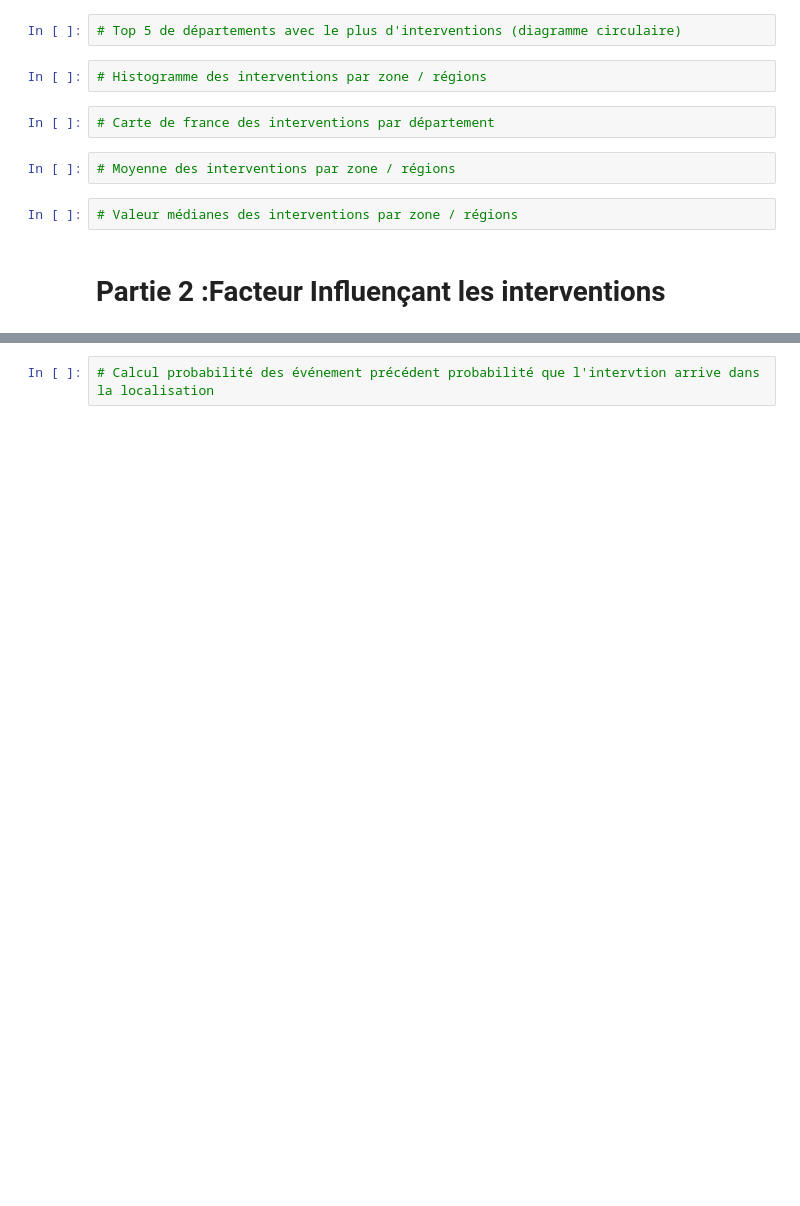
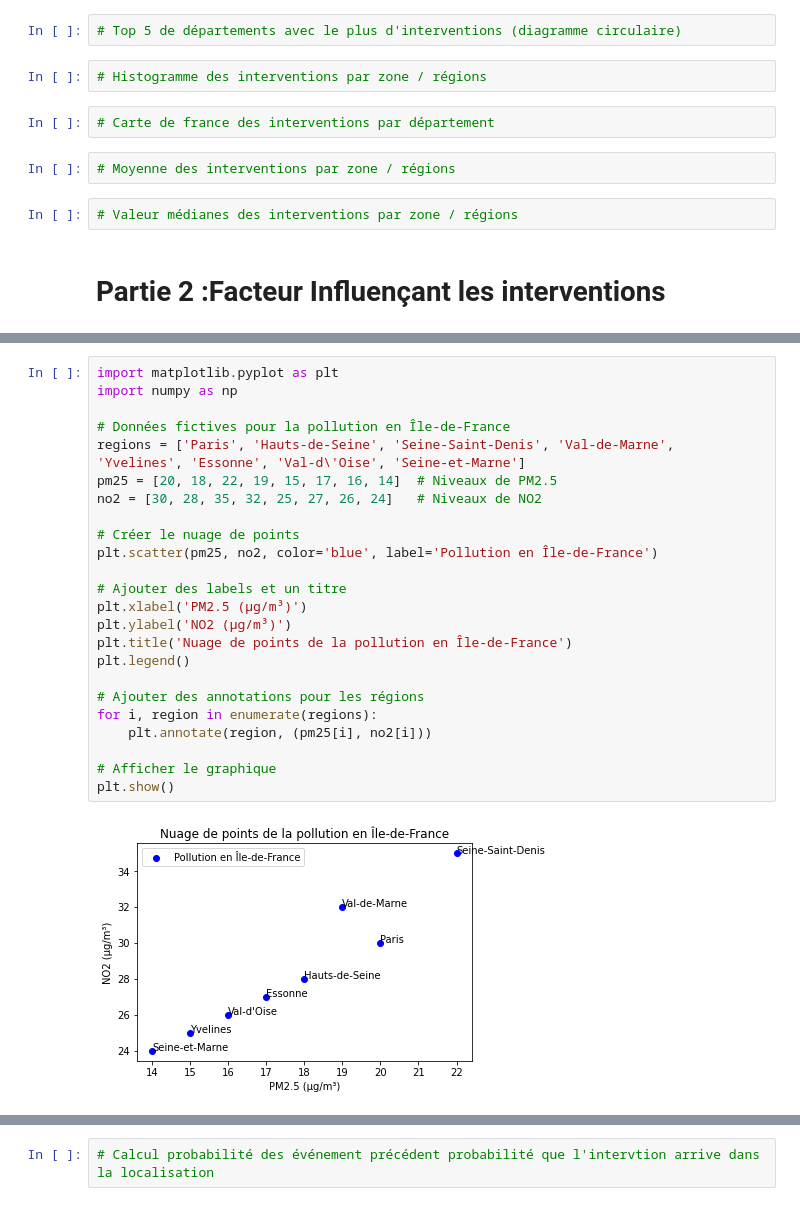
Before and after one commit to Clement-Szewczyk/L3SDN_Projet_Proba, a Jupyter notebook: Projet.ipynb, the cells around one changed output, grey strips where cells are left out. Drawn from its saved outputs; the diff is of its cells as text; blank space fills up the shorter version.

```diff
--- a/Projet.ipynb
+++ b/Projet.ipynb
@@ -166,0 +192,26 @@ Colonnes: 71
+# %%
+import matplotlib.pyplot as plt
+import numpy as np
+
+# Données fictives pour la pollution en Île-de-France
+regions = ['Paris', 'Hauts-de-Seine', 'Seine-Saint-Denis', 'Val-de-Marne', 'Yvelines', 'Essonne', 'Val-d\'Oise', 'Seine-et-Marne']
+pm25 = [20, 18, 22, 19, 15, 17, 16, 14]  # Niveaux de PM2.5
+no2 = [30, 28, 35, 32, 25, 27, 26, 24]   # Niveaux de NO2
+
+# Créer le nuage de points
+plt.scatter(pm25, no2, color='blue', label='Pollution en Île-de-France')
+
+# Ajouter des labels et un titre
+plt.xlabel('PM2.5 (µg/m³)')
+plt.ylabel('NO2 (µg/m³)')
+plt.title('Nuage de points de la pollution en Île-de-France')
+plt.legend()
+
+# Ajouter des annotations pour les régions
+for i, region in enumerate(regions):
+    plt.annotate(region, (pm25[i], no2[i]))
+
+# Afficher le graphique
+plt.show()
+# %% [output]
+[figure, added]
```
Also changed, not shown: parts of 4 cells of this notebook.
